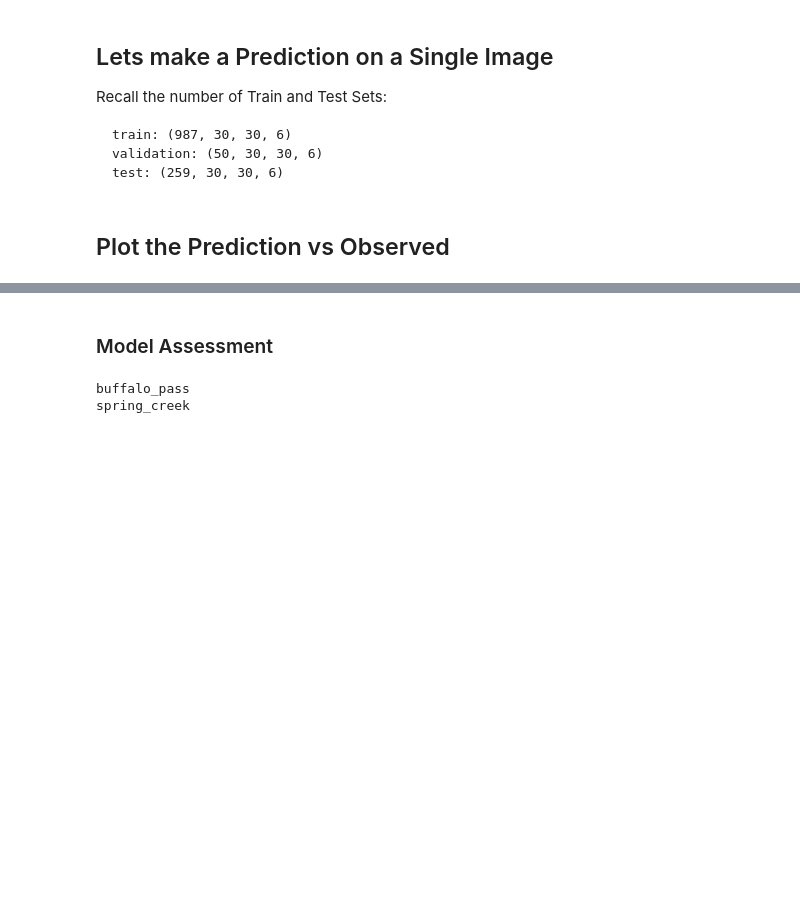
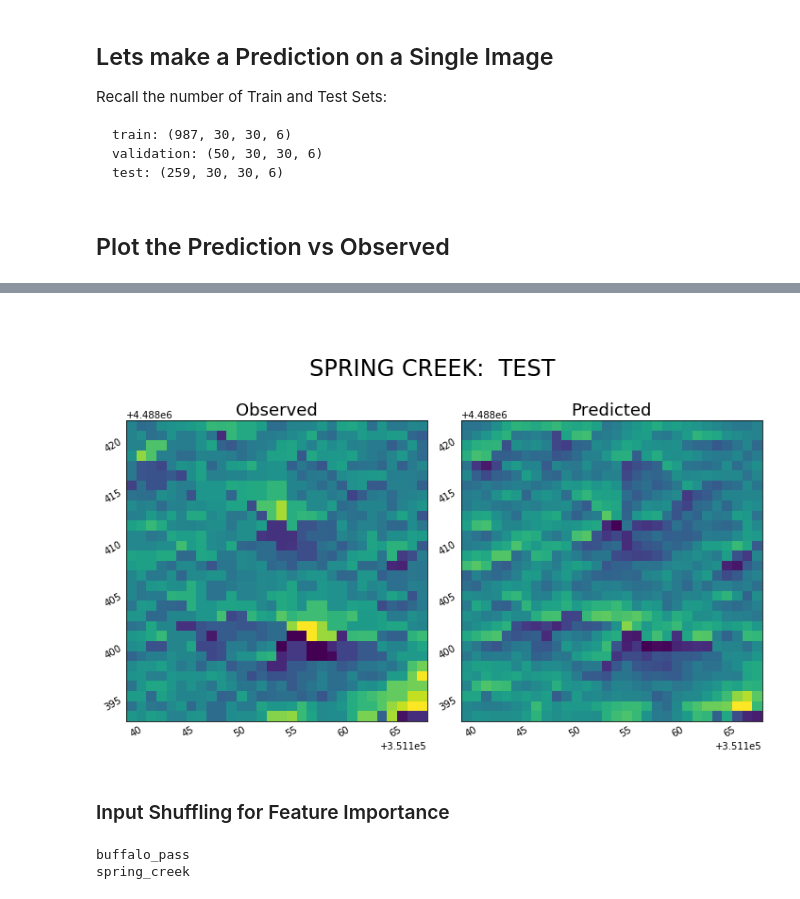
Before and after one commit to geomex/agu_ml_workshop_2019, a Jupyter notebook: notebooks/001_clpx_keras_cnn.ipynb, the cells around one changed output, grey strips where cells are left out. Cells and saved outputs as stored; diff of their text form; code cells hidden in the pictures; blank space fills up the shorter version.

````diff
--- a/notebooks/001_clpx_keras_cnn.ipynb
+++ b/notebooks/001_clpx_keras_cnn.ipynb
@@ -813,12 +532,12 @@ test: (259, 30, 30, 6)
 ```
 # %%
 # index_to_predict = 200   # G
-index_to_predict = 65   # G
-# index_to_predict = 99   # G
+# index_to_predict = 65   # G
+index_to_predict = 256   # G
 
 train_or_test = 'test'
 
-prediction_img = model.predict(
+prediction_img = loaded_model.predict(
     np.expand_dims(scaled_train_test['X'][site][train_or_test][index_to_predict], axis=0)
 ).squeeze(axis=0).squeeze(axis=-1)
 # %% [markdown]
@@ -901,3 +545,13 @@ st0 = np.random.get_state()
-# %% [markdown]
-### Model Assessment
+# %%
+plot_ex_pred_vs_observed(
+    scaled_train_test=scaled_train_test
+    ,prediction_img=prediction_img
+    ,index_to_predict=index_to_predict
+    ,site=site
+    ,train_or_test=train_or_test
+)
+# %% [output]
+[figure, added]
+# %% [markdown]
+### Input Shuffling for Feature Importance
 # %%
````
Also changed, not shown: parts of 34 cells of this notebook.
